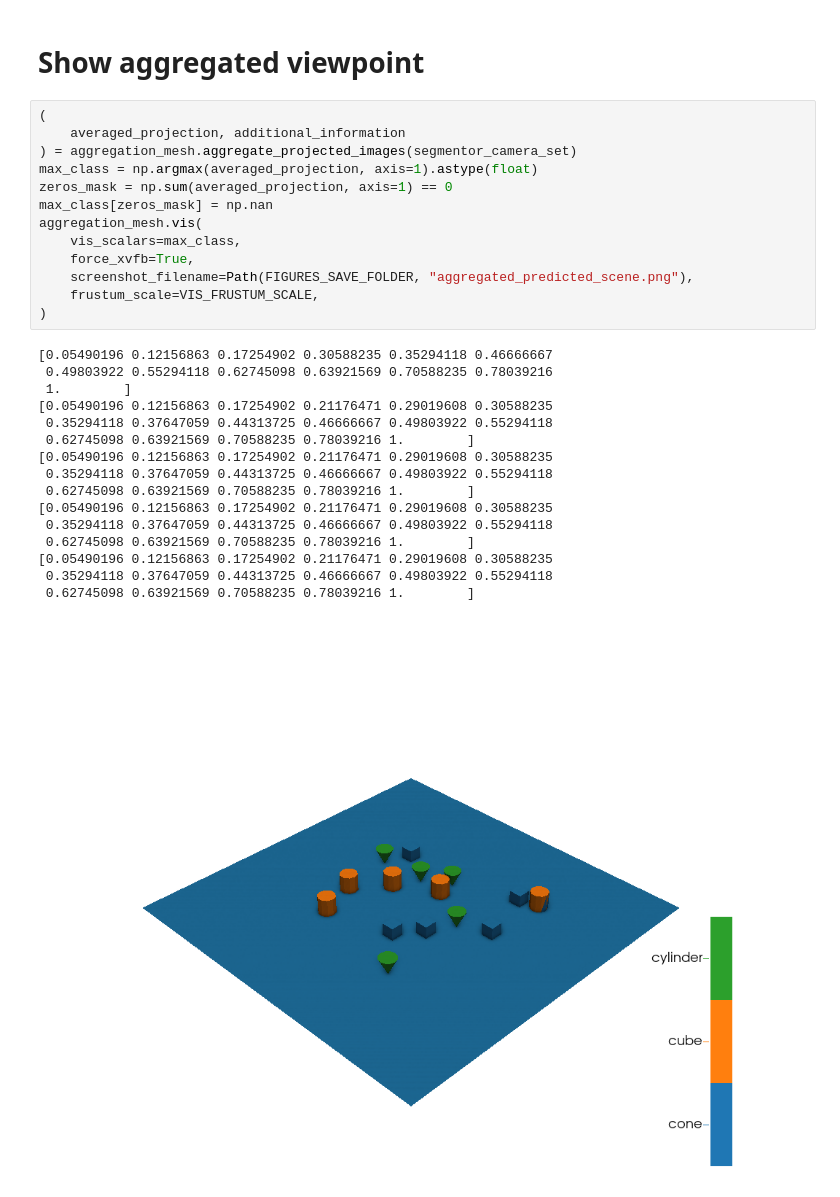
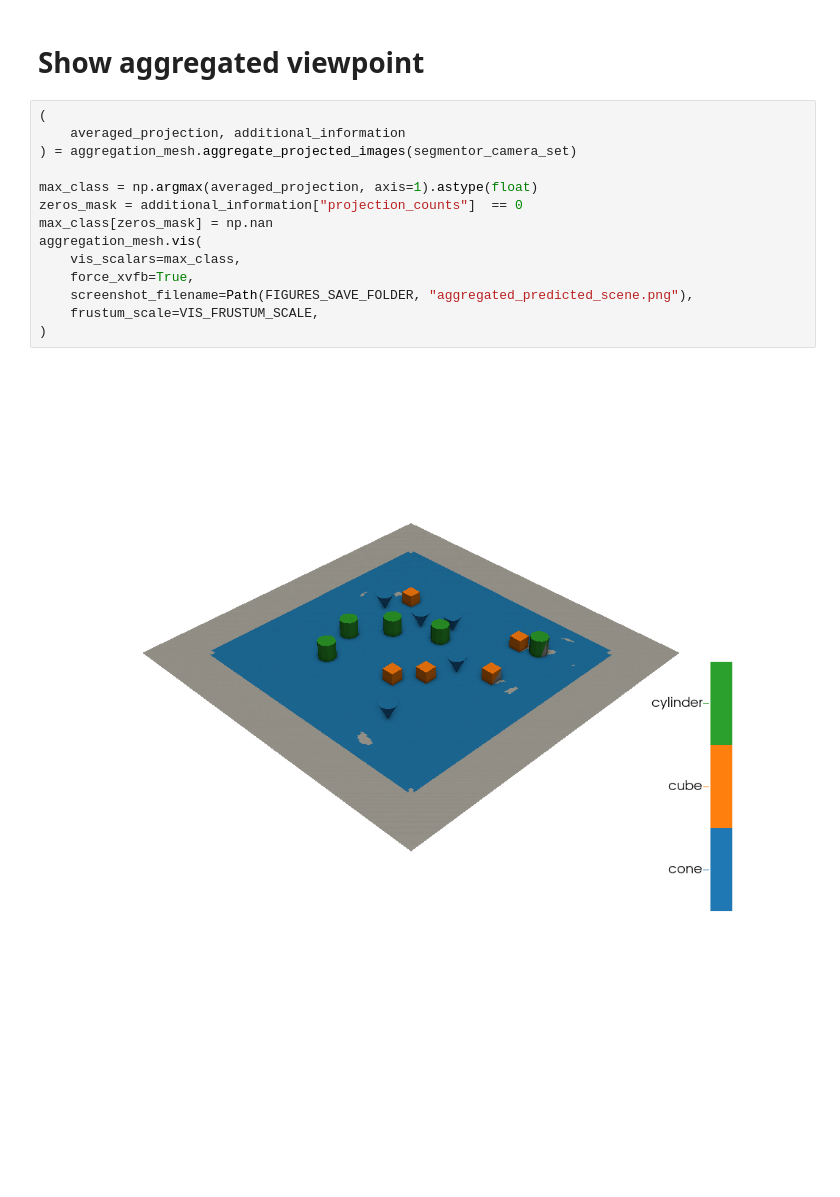
Before and after one commit to open-forest-observatory/geograypher, a Jupyter notebook: examples/concept_figure.ipynb, the cells around one changed output. Drawn from its saved outputs; the diff is of its cells as text; blank space fills up the shorter version.

Commit message:
Add updated concept figure with proper masking for the aggregation

```diff
--- a/examples/concept_figure.ipynb
+++ b/examples/concept_figure.ipynb
@@ -344,30 +355,16 @@ Batch inds [1, 2]
 # %%
 (
     averaged_projection, additional_information
 ) = aggregation_mesh.aggregate_projected_images(segmentor_camera_set)
+
 max_class = np.argmax(averaged_projection, axis=1).astype(float)
-zeros_mask = np.sum(averaged_projection, axis=1) == 0
+zeros_mask = additional_information["projection_counts"]  == 0
 max_class[zeros_mask] = np.nan
 aggregation_mesh.vis(
     vis_scalars=max_class,
     force_xvfb=True,
     screenshot_filename=Path(FIGURES_SAVE_FOLDER, "aggregated_predicted_scene.png"),
     frustum_scale=VIS_FRUSTUM_SCALE,
 )
 # %% [output]
-[0.05490196 0.12156863 0.17254902 0.30588235 0.35294118 0.46666667
- 0.49803922 0.55294118 0.62745098 0.63921569 0.70588235 0.78039216
- 1.        ]
-[0.05490196 0.12156863 0.17254902 0.21176471 0.29019608 0.30588235
- 0.35294118 0.37647059 0.44313725 0.46666667 0.49803922 0.55294118
- 0.62745098 0.63921569 0.70588235 0.78039216 1.        ]
-[0.05490196 0.12156863 0.17254902 0.21176471 0.29019608 0.30588235
- 0.35294118 0.37647059 0.44313725 0.46666667 0.49803922 0.55294118
- 0.62745098 0.63921569 0.70588235 0.78039216 1.        ]
-[0.05490196 0.12156863 0.17254902 0.21176471 0.29019608 0.30588235
- 0.35294118 0.37647059 0.44313725 0.46666667 0.49803922 0.55294118
- 0.62745098 0.63921569 0.70588235 0.78039216 1.        ]
-[0.05490196 0.12156863 0.17254902 0.21176471 0.29019608 0.30588235
- 0.35294118 0.37647059 0.44313725 0.46666667 0.49803922 0.55294118
- 0.62745098 0.63921569 0.70588235 0.78039216 1.        ]
-[figure, old version]
+[figure, new version]
```
Also changed, not shown: parts of 3 cells of this notebook.
